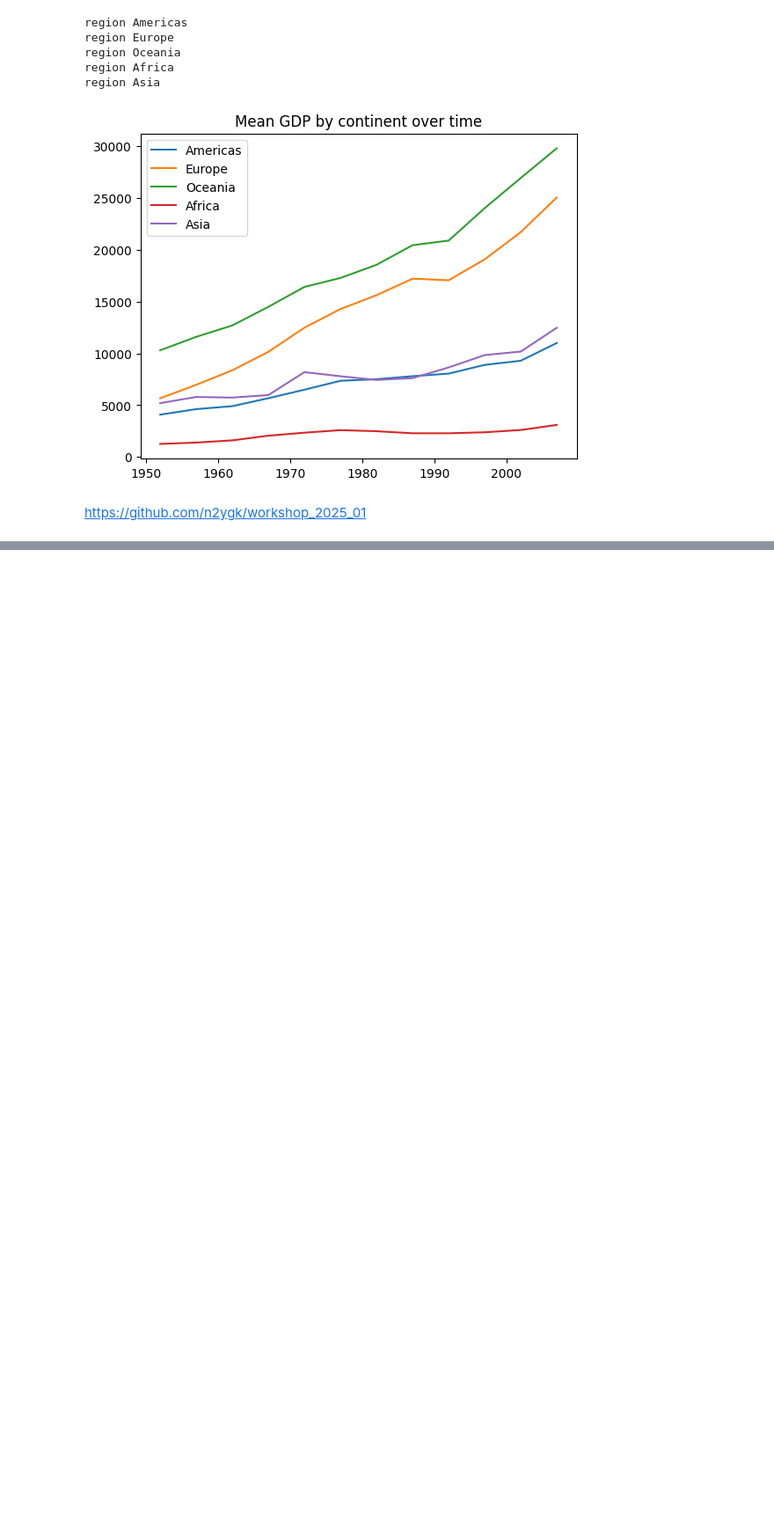
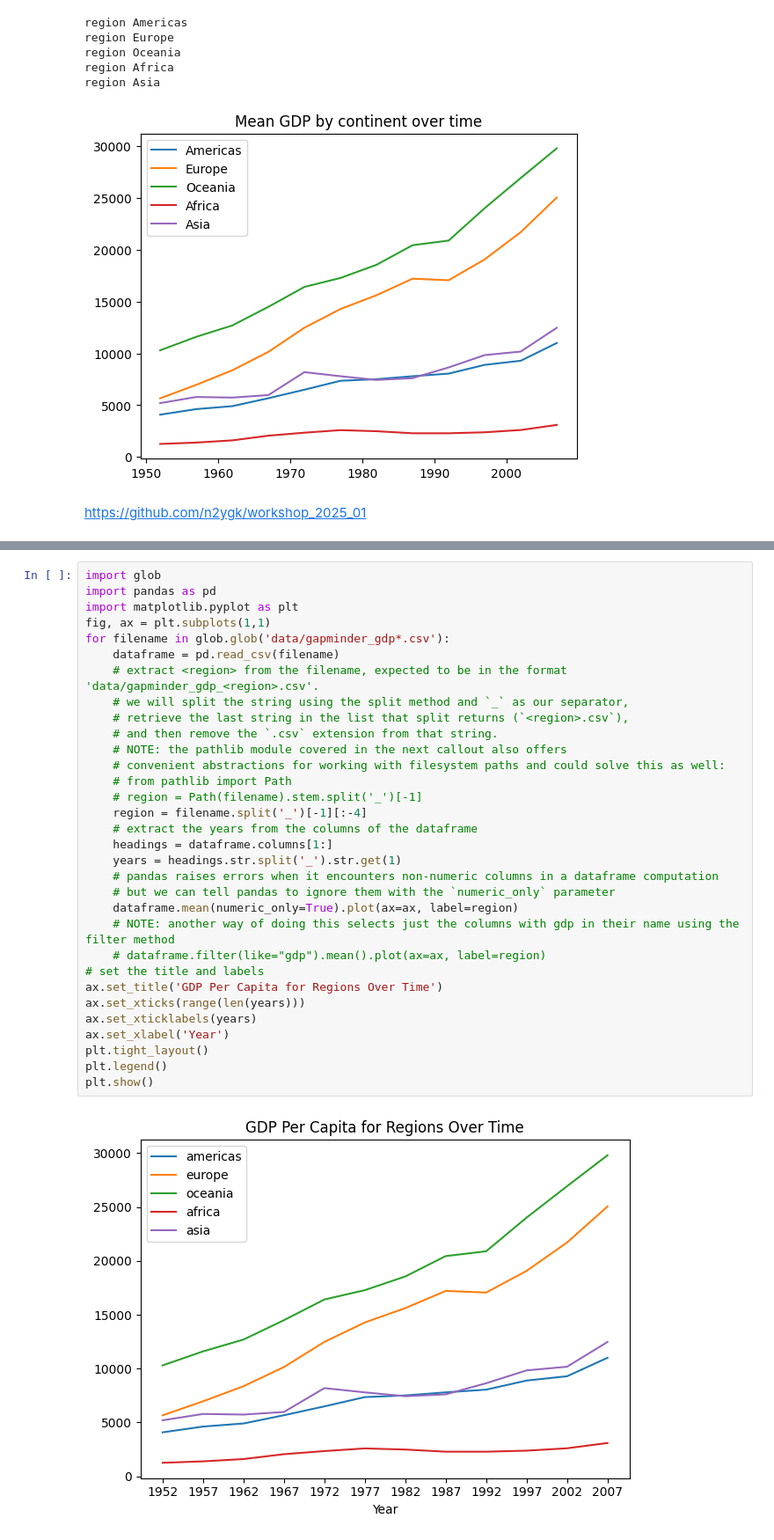
Before and after one commit to n2ygk/workshop_2025_01, a Jupyter notebook: lesson_16.ipynb, the cells around one changed output, grey strips where cells are left out. Shown at 88% size. Saved outputs shown, nothing was run; the diff lists cells and outputs as text; blank space fills up the shorter version.

```diff
--- a/lesson_16.ipynb
+++ b/lesson_16.ipynb
@@ -93,0 +100,34 @@ https://github.com/n2ygk/workshop_2025_01
+# %%
+import glob
+import pandas as pd
+import matplotlib.pyplot as plt
+fig, ax = plt.subplots(1,1)
+for filename in glob.glob('data/gapminder_gdp*.csv'):
+    dataframe = pd.read_csv(filename)
+    # extract <region> from the filename, expected to be in the format 'data/gapminder_gdp_<region>.csv'.
+    # we will split the string using the split method and `_` as our separator,
+    # retrieve the last string in the list that split returns (`<region>.csv`),
+    # and then remove the `.csv` extension from that string.
+    # NOTE: the pathlib module covered in the next callout also offers
+    # convenient abstractions for working with filesystem paths and could solve this as well:
+    # from pathlib import Path
+    # region = Path(filename).stem.split('_')[-1]
+    region = filename.split('_')[-1][:-4]
+    # extract the years from the columns of the dataframe
+    headings = dataframe.columns[1:]
+    years = headings.str.split('_').str.get(1)
+    # pandas raises errors when it encounters non-numeric columns in a dataframe computation
+    # but we can tell pandas to ignore them with the `numeric_only` parameter
+    dataframe.mean(numeric_only=True).plot(ax=ax, label=region)
+    # NOTE: another way of doing this selects just the columns with gdp in their name using the filter method
+    # dataframe.filter(like="gdp").mean().plot(ax=ax, label=region)
+# set the title and labels
+ax.set_title('GDP Per Capita for Regions Over Time')
+ax.set_xticks(range(len(years)))
+ax.set_xticklabels(years)
+ax.set_xlabel('Year')
+plt.tight_layout()
+plt.legend()
+plt.show()
+# %% [output]
+[figure, added]
```
Also changed, not shown: parts of 2 cells of this notebook.
